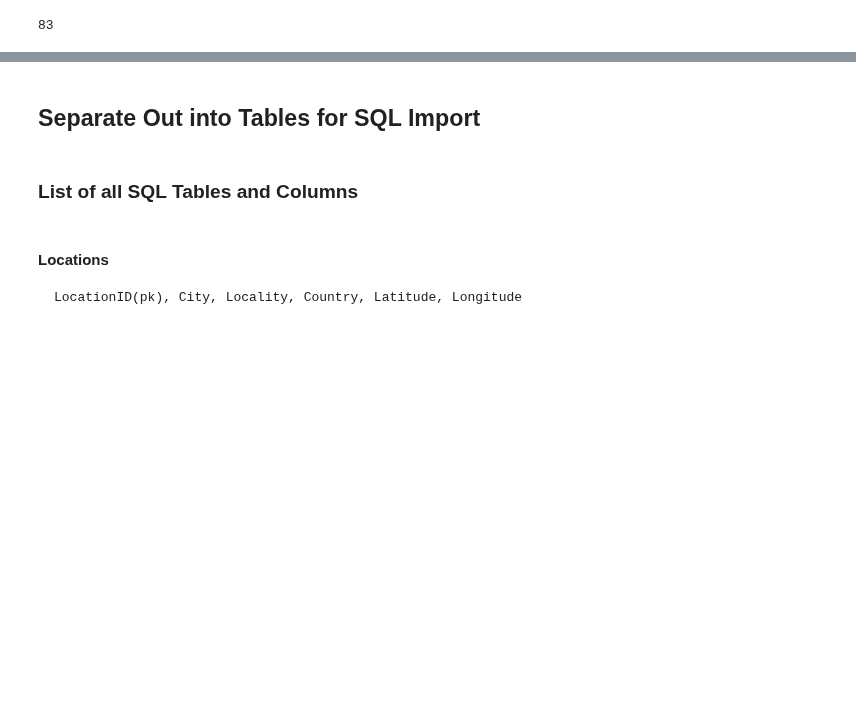
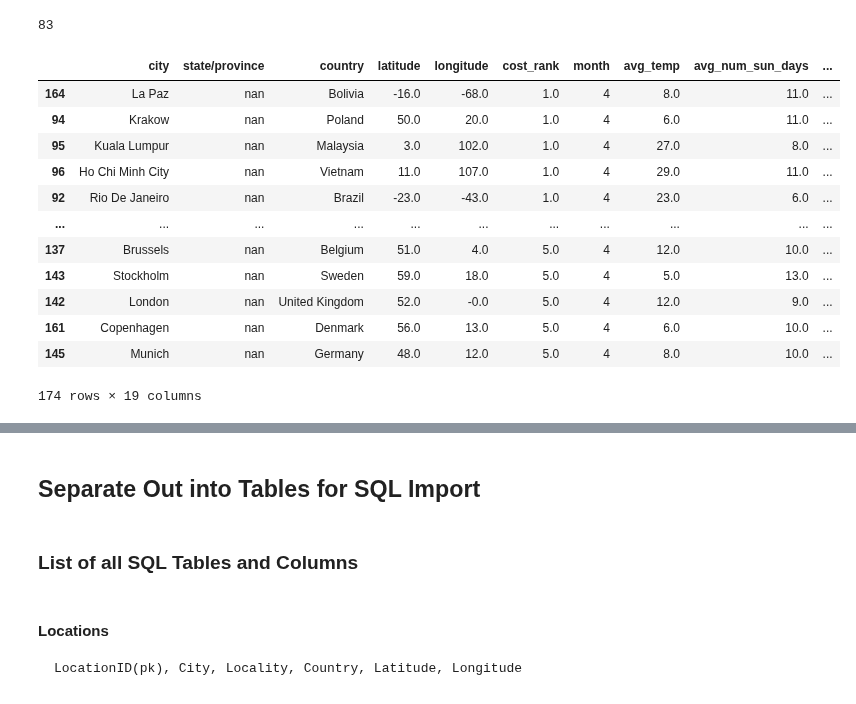
Before and after one commit to mugsiemx/honeymoon-dashboard, a Jupyter notebook: divide_and_conquer.ipynb, the cells around one changed output, grey strips where cells are left out. Saved outputs shown, nothing was run; the diff lists cells and outputs as text; code cells hidden in the pictures; blank space fills up the shorter version.

```diff
--- a/divide_and_conquer.ipynb
+++ b/divide_and_conquer.ipynb
@@ -18,7 +18,7 @@ activity_inpath = "Resources/activity_list.csv"
 locations_raw_df = pd.read_csv(locations_inpath,index_col=[0])
 cost_analysis_df = pd.read_csv(cost_analysis_inpath,index_col=[0])
 weather_df = pd.read_csv(weather_inpath,index_col=[0])
-yelp_df = pd.read_csv(yelp_inpath,index_col=[0])
+yelp_df = pd.read_csv(yelp_inpath)
 chat_df = pd.read_csv(chat_inpath,index_col=[0])
 activity_df = pd.read_csv(activity_inpath)
 # %% [markdown]
@@ -118,3 +162,19 @@ locations_raw_df["country"].nunique()
 83
 # %%
 # Merge (step3_df) onto Yelp (step4_df)
+step4_df=pd.merge(step3_df,yelp_df,how='inner',on=['latitude','longitude'])
+step4_df.sort_values(by='cost_rank')
+# %% [output]
+|  | city | state/province | country | latitude | longitude | cost_rank | month | avg_temp | avg_num_sun_days | ... |
+| 164 | La Paz | nan | Bolivia | -16.0 | -68.0 | 1.0 | 4 | 8.0 | 11.0 | ... |
+| 94 | Krakow | nan | Poland | 50.0 | 20.0 | 1.0 | 4 | 6.0 | 11.0 | ... |
+| 95 | Kuala Lumpur | nan | Malaysia | 3.0 | 102.0 | 1.0 | 4 | 27.0 | 8.0 | ... |
+| 96 | Ho Chi Minh City | nan | Vietnam | 11.0 | 107.0 | 1.0 | 4 | 29.0 | 11.0 | ... |
+| 92 | Rio De Janeiro | nan | Brazil | -23.0 | -43.0 | 1.0 | 4 | 23.0 | 6.0 | ... |
+| ... | ... | ... | ... | ... | ... | ... | ... | ... | ... | ... |
+| 137 | Brussels | nan | Belgium | 51.0 | 4.0 | 5.0 | 4 | 12.0 | 10.0 | ... |
+| 143 | Stockholm | nan | Sweden | 59.0 | 18.0 | 5.0 | 4 | 5.0 | 13.0 | ... |
+| 142 | London | nan | United Kingdom | 52.0 | -0.0 | 5.0 | 4 | 12.0 | 9.0 | ... |
+| 161 | Copenhagen | nan | Denmark | 56.0 | 13.0 | 5.0 | 4 | 6.0 | 10.0 | ... |
+| 145 | Munich | nan | Germany | 48.0 | 12.0 | 5.0 | 4 | 8.0 | 10.0 | ... |
+174 rows × 19 columns
```
Also changed, not shown: parts of 14 cells of this notebook, 2 other files.
